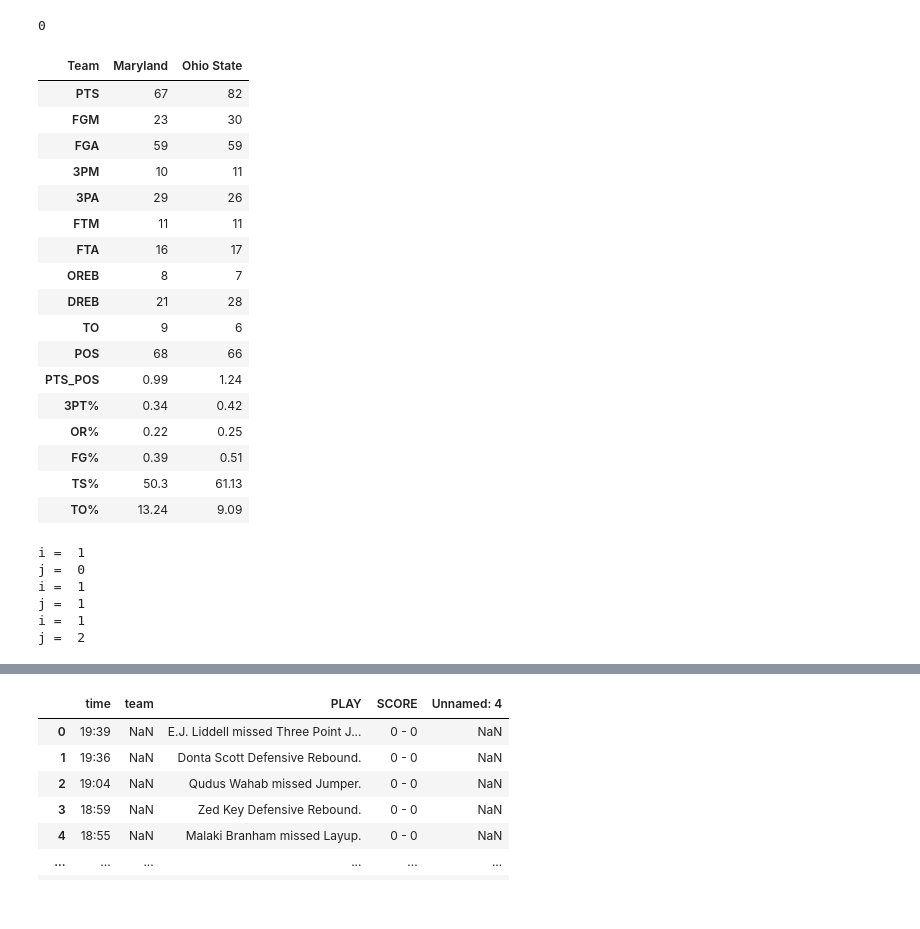
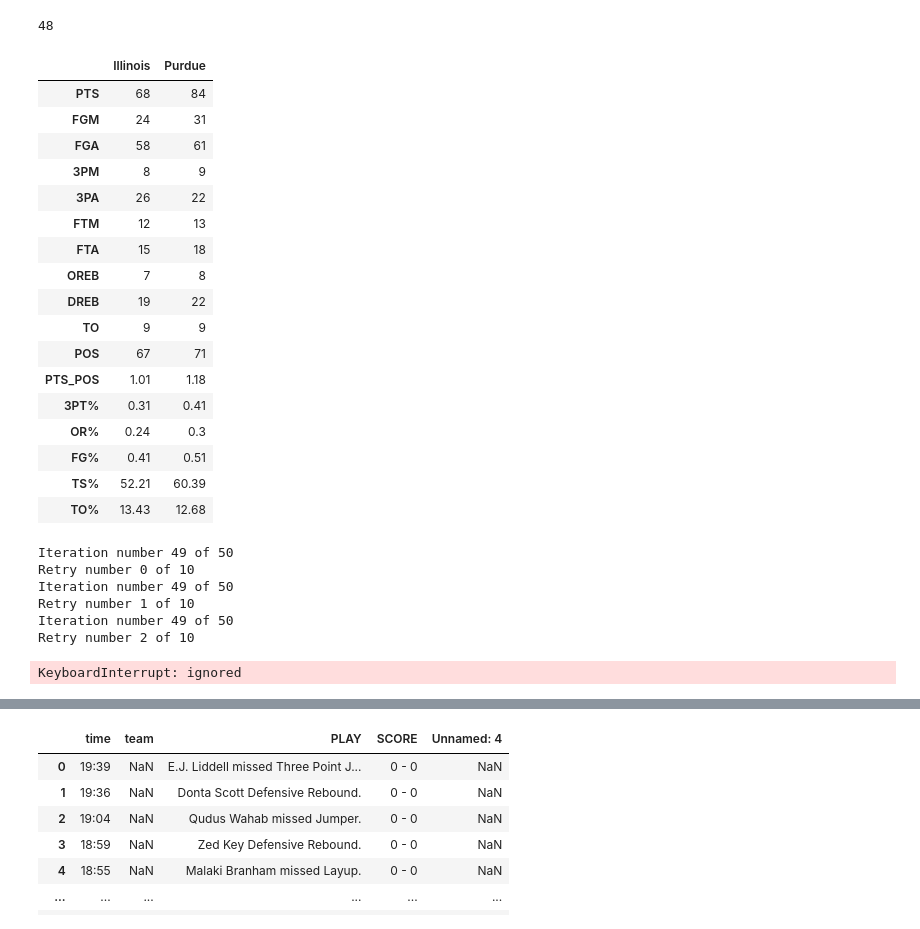
Before and after one commit to fmathews11/College_Basketball_Functions, a Jupyter notebook: Pulling_In_Boxscores.ipynb, the cells around one changed output, grey strips where cells are left out. Cells and saved outputs as stored; diff of their text form; code cells hidden in the pictures.

```diff
--- a/Pulling_In_Boxscores.ipynb
+++ b/Pulling_In_Boxscores.ipynb
@@ -139,9 +137,10 @@ def get_agg_boxscore(game_id,disp = True):
     final_df['3PT%'] = round(final_df['3PM'] / final_df['3PA'],2)
     away_defensive_rebounds = final_df[final_df.index == away_team].DREB.item()
     home_defensive_rebounds = final_df[final_df.index == home_team].DREB.item()
-    home_team_or = (final_df.loc[final_df.index == home_team].OREB.item())/(final_df.loc[final_df.index == home_team].OREB.item() + away_defensive_rebounds)
-    away_team_or = (final_df.loc[final_df.index == away_team].OREB.item())/(final_df.loc[final_df.index == away_team].OREB.item() + home_defensive_rebounds)
-    final_df['OR%'] = [round(away_team_or,2),round(home_team_or,2)]
+    if final_df.loc[final_df.index == home_team].OREB.item() > 0 and final_df.loc[final_df.index == away_team].OREB.item() > 0:
+      home_team_or = (final_df.loc[final_df.index == home_team].OREB.item())/(final_df.loc[final_df.index == home_team].OREB.item() + away_defensive_rebounds)
+      away_team_or = (final_df.loc[final_df.index == away_team].OREB.item())/(final_df.loc[final_df.index == away_team].OREB.item() + home_defensive_rebounds)
+      final_df['OR%'] = [round(away_team_or,2),round(home_team_or,2)]
     final_df['FG%'] = round(final_df.FGM/final_df.FGA,2)
     final_df["TS%"] = round(100*final_df.PTS/(2*(final_df.FGA + 0.475*final_df.FTA)),2)
     final_df['TO%'] = round(100*(final_df.TO/final_df.POS),2)
@@ -189,62 +208,63 @@ get_boxscores(401364415,disp = True)
 # %%
-test_df = None
+#test_df = None
+last_reported_time = 0
 # %%
 i = 0
-n_iter = 3
+n_iter = 50
 url = "https://www.espn.com/mens-college-basketball/playbyplay/_/gameId/"
-game_id = 401364425
+game_id = 401364432
 half = 2
 url = url + str(game_id)
-last_reported_time = 0
 stop_value = 0
 while i <= n_iter:
   print(f"Iteration number {i} of {n_iter}")
   print(f"Retry number {stop_value} of 10")
   df = pd.read_html(url)[1]
   if df.SCORE.str.contains('0').any():
     half = 1
   current_time = df.iloc[0,0]
   if current_time != last_reported_time:
     stop_value = 0
     output.clear()
     print(i)
     temp_df = get_agg_boxscore(game_id,disp = True)
     temp_df['Half'] = half
     temp_df['Timestamp'] = current_time
     last_reported_time = current_time
     test_df = pd.concat([test_df,temp_df])
     i += 1
     randint = np.random.randint(30,45)
     time.sleep(randint)
   else:
     randint = np.random.randint(15,30)
     time.sleep(randint)
     stop_value += 1
   if stop_value == 10:
     break
 # %% [output]
-0
+48
-| Team | Maryland | Ohio State |
-| PTS | 67 | 82 |
-| FGM | 23 | 30 |
-| FGA | 59 | 59 |
-| 3PM | 10 | 11 |
-| 3PA | 29 | 26 |
-| FTM | 11 | 11 |
-| FTA | 16 | 17 |
-| OREB | 8 | 7 |
-| DREB | 21 | 28 |
-| TO | 9 | 6 |
-| POS | 68 | 66 |
-| PTS_POS | 0.99 | 1.24 |
-| 3PT% | 0.34 | 0.42 |
-| OR% | 0.22 | 0.25 |
-| FG% | 0.39 | 0.51 |
-| TS% | 50.3 | 61.13 |
-| TO% | 13.24 | 9.09 |
+|  | Illinois | Purdue |
+| PTS | 68 | 84 |
+| FGM | 24 | 31 |
+| FGA | 58 | 61 |
+| 3PM | 8 | 9 |
+| 3PA | 26 | 22 |
+| FTM | 12 | 13 |
+| FTA | 15 | 18 |
+| OREB | 7 | 8 |
+| DREB | 19 | 22 |
+| TO | 9 | 9 |
+| POS | 67 | 71 |
+| PTS_POS | 1.01 | 1.18 |
+| 3PT% | 0.31 | 0.41 |
+| OR% | 0.24 | 0.3 |
+| FG% | 0.41 | 0.51 |
+| TS% | 52.21 | 60.39 |
+| TO% | 13.43 | 12.68 |
-i =  1
-j =  0
-i =  1
-j =  1
-i =  1
-j =  2
+Iteration number 49 of 50
+Retry number 0 of 10
+Iteration number 49 of 50
+Retry number 1 of 10
+Iteration number 49 of 50
+Retry number 2 of 10
+KeyboardInterrupt: ignored
```
Also changed, not shown: parts of 5 cells of this notebook.
